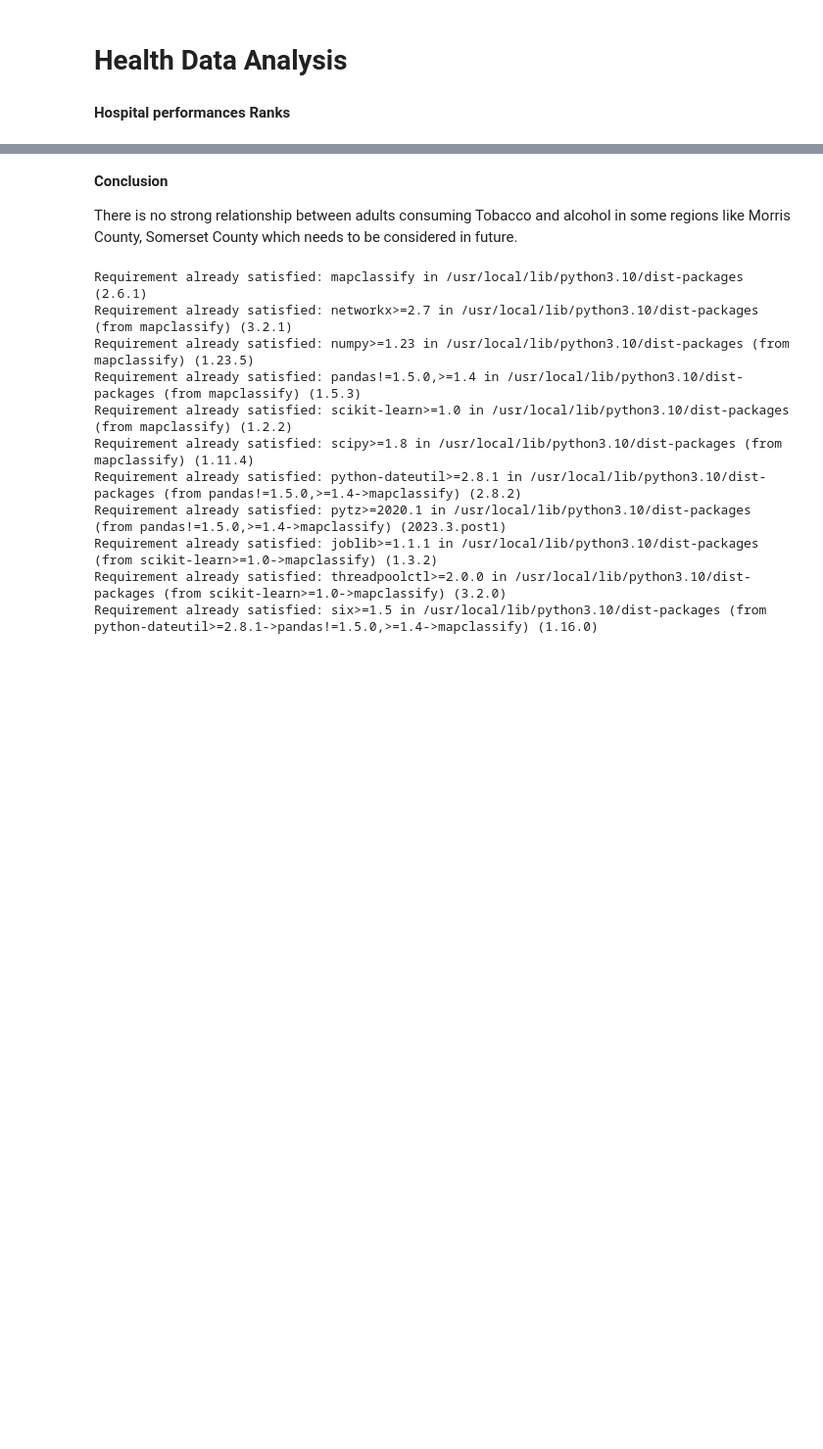
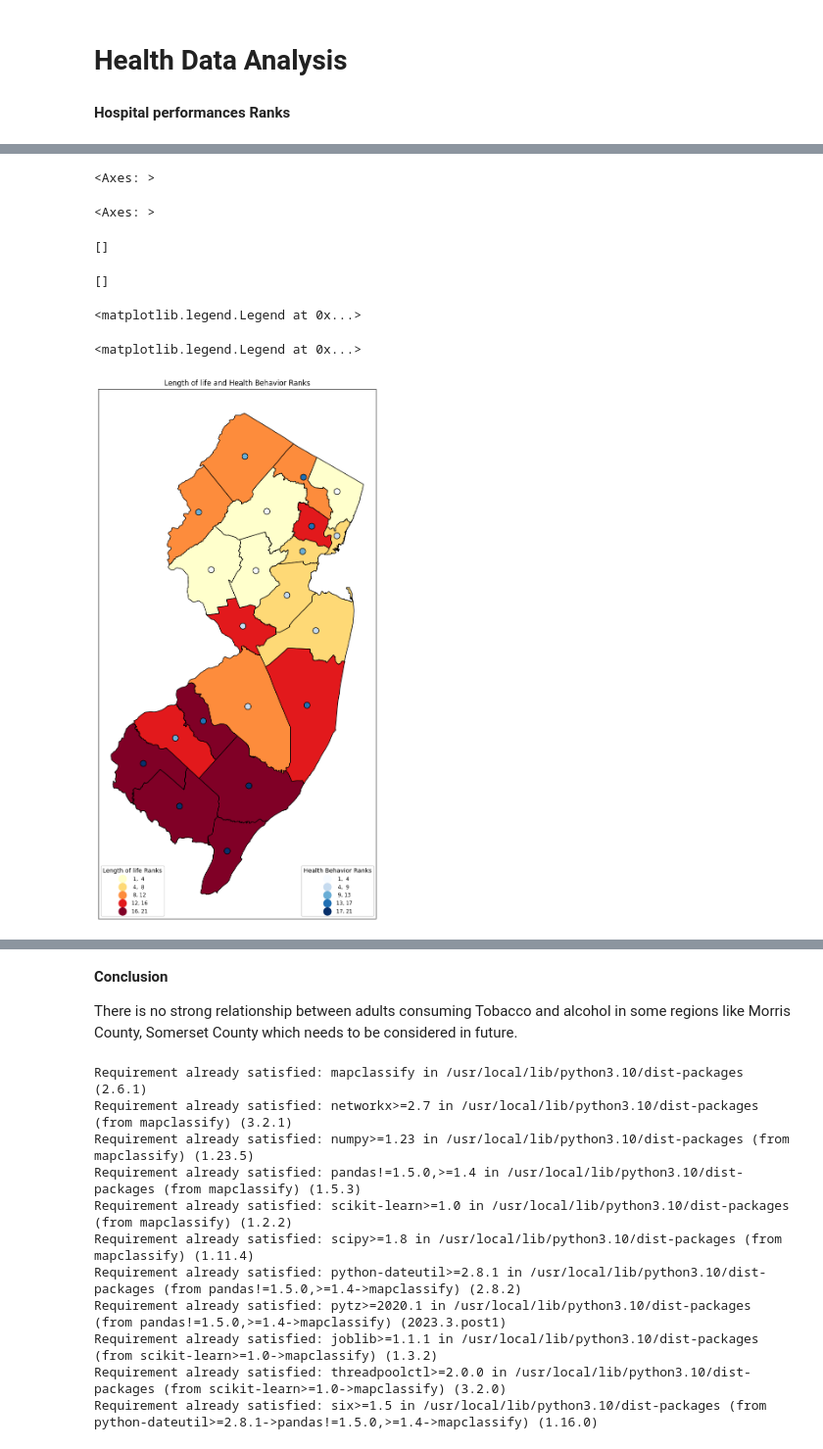
Before and after one commit to beryl09/beryl09, a Jupyter notebook: Copy_of_PS4.ipynb, the cells around one changed output, grey strips where cells are left out. Shown at 98% size. Drawn from its saved outputs; the diff is of its cells as text; code cells hidden in the pictures; blank space fills up the shorter version.

```diff
--- a/Copy_of_PS4.ipynb
+++ b/Copy_of_PS4.ipynb
@@ -726,0 +589,73 @@ import seaborn as sns
+# %%
+# Specify the sheet name containing the DataFrame you want to subset
+sheet_name = 'Outcomes & Factors SubRankings'  # Replace with the actual sheet name
+# Read the specific sheet into a DataFrame
+Health = pd.read_excel('/content/health_ranks.xlsx', sheet_name='Outcomes & Factors SubRankings',skiprows=1)
+
+# Define your subset criteria
+# For example, let's say you want to subset based on a column named 'Column_Name' where values are greater than 10
+#subset_criteria = Health['Introduction'].str.strip() > 10
+
+# Subset the DataFrame based on the criteria
+#subset_Health = Health[subset_criteria]
+
+# Display the subset DataFrame
+#subset_Health.head(4)
+Health_cleaned = Health.dropna()
+
+# Display the DataFrame after dropping rows with NaN values
+#print("\nDataFrame after dropping rows with NaN values:")
+#Health_cleaned.head(4)
+
+# Select specific columns
+selected_columns = Health_cleaned[['County','Rank', 'Rank.1','Rank.2','Rank.3','Rank.4','Rank.5']]
+
+# Display the DataFrame with selected columns
+print("\nDataFrame with selected columns:")
+#selected_columns.head(4)
+
+# Rename columns
+new_column_names = {'Rank': 'Length of life Rank', 'Rank.1': 'Quality of life Rank', 'Rank.2': 'Health Behaviors Ranks','Rank.3': 'Clinical care Ranks','Rank.4': 'Social and Economic Factors Ranks','Rank.5': 'Physical Enviroment Ranks'}
+selected_columns.rename(columns=new_column_names, inplace=True)
+
+# Display the DataFrame after renaming columns
+print("\nDataFrame after renaming columns:")
+selected_columns.head(4)
+
+selected_columns['County']=selected_columns['County'].str.upper() # code or the command for
+
+njC = pd.merge(
+    left = njC,
+    right =selected_columns,
+    left_on ='COUNTY',
+    right_on='County',
+    how='outer',
+    suffixes=('', 'selected_columns'),
+)
+newmap = njC.copy()
+
+newmap["geometry"] = newmap["geometry"].centroid
+
+fig, ax = plt.subplots(1, figsize=(12,16))
+njC.plot(ax=ax,column='Length of life Rank',legend=True,cmap='YlOrRd',scheme='natural_breaks',k=5,
+         edgecolor='black',linewidth=1,legend_kwds= {"fmt": "{:,.0f}",
+        'loc':'lower left','title_fontsize':'medium','fontsize':'small','markerscale':1.4})
+
+l1 = ax.get_legend()
+l1.set_title('''Length of life Ranks''')
+
+newmap.plot(ax=ax,column='Health Behaviors Ranks',legend=True,cmap='Blues',scheme='natural_breaks',k=5,      #centroids are in newmap
+         edgecolor='black',linewidth=1,legend_kwds= {"fmt": "{:,.0f}",
+        'loc':'lower right','title_fontsize':'medium','fontsize':'small','markerscale':1.4},
+         markersize = 100) #
+
+ax.title.set_text("Length of life and Health Behavior Ranks")
+ax.set_xticks([]); ax.set_yticks([])
+
+l2 = ax.get_legend()
+l2.set_title('''Health Behavior Ranks''')
+
+
+ax.add_artist(l2)
+ax.add_artist(l1)
+# %% [output]
@@ -726,0 +677,7 @@ import seaborn as sns
+<Axes: >
+<Axes: >
+[]
+[]
+<matplotlib.legend.Legend at 0x...>
+<matplotlib.legend.Legend at 0x...>
+[figure, added]
```
Also changed, not shown: parts of 38 cells of this notebook.
